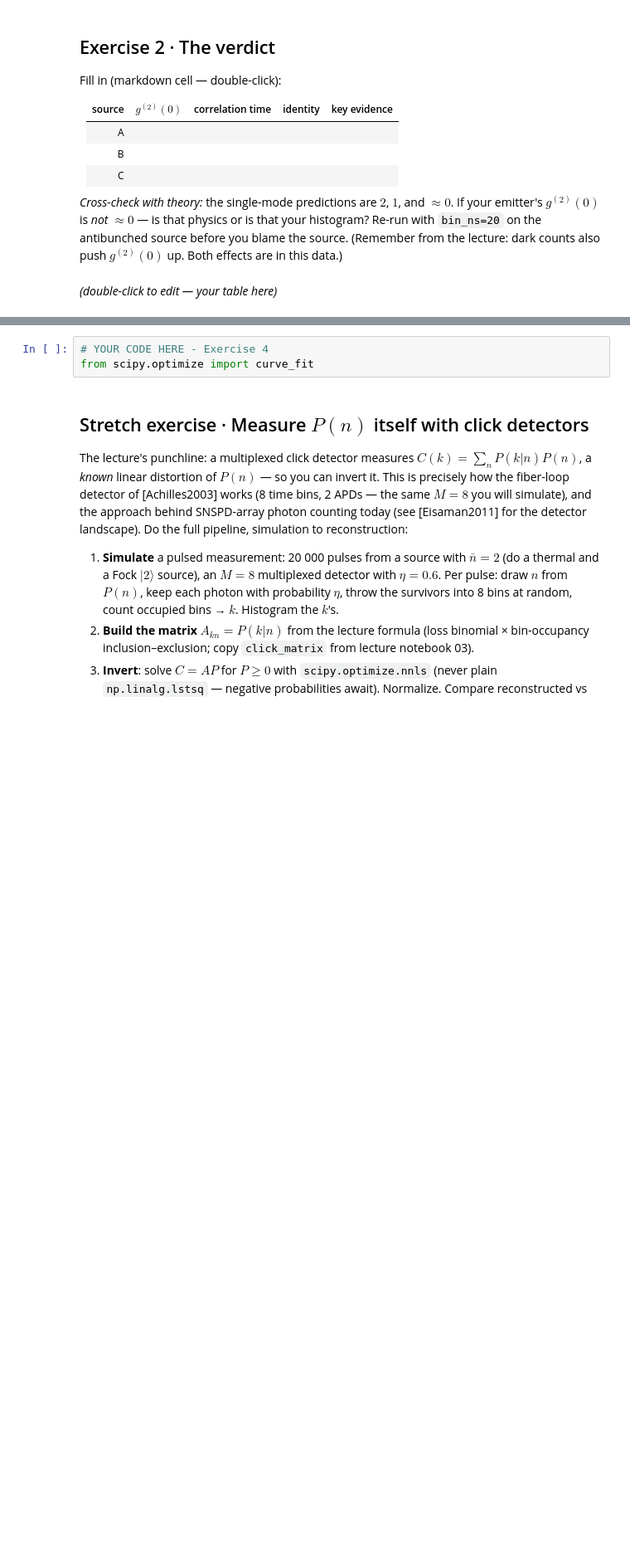
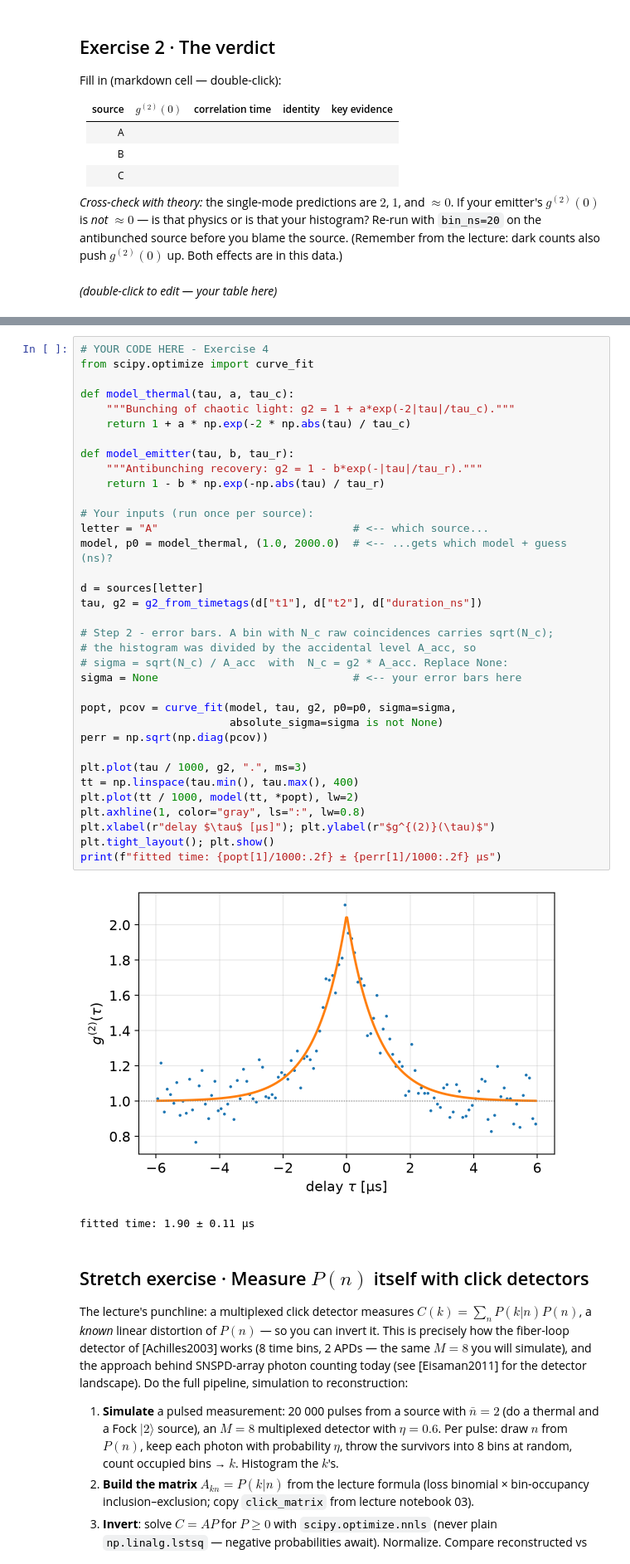
Before and after one commit to laserlab/CountingPhotons, a Jupyter notebook: lectures/04_HandsOn_g2_HBT.ipynb, the cells around one changed output, grey strips where cells are left out. Shown at 83% size. Drawn from its saved outputs; the diff is of its cells as text; blank space fills up the shorter version.

```diff
--- a/lectures/04_HandsOn_g2_HBT.ipynb
+++ b/lectures/04_HandsOn_g2_HBT.ipynb
@@ -189,6 +240,41 @@ From this morning's lecture: the *shape* of $g^{(2)}(\tau)$ measures the source'
 # %%
 # YOUR CODE HERE - Exercise 4
 from scipy.optimize import curve_fit
+
+def model_thermal(tau, a, tau_c):
+    """Bunching of chaotic light: g2 = 1 + a*exp(-2|tau|/tau_c)."""
+    return 1 + a * np.exp(-2 * np.abs(tau) / tau_c)
+
+def model_emitter(tau, b, tau_r):
+    """Antibunching recovery: g2 = 1 - b*exp(-|tau|/tau_r)."""
+    return 1 - b * np.exp(-np.abs(tau) / tau_r)
+
+# Your inputs (run once per source):
+letter = "A"                              # <-- which source...
+model, p0 = model_thermal, (1.0, 2000.0)  # <-- ...gets which model + guess (ns)?
+
+d = sources[letter]
+tau, g2 = g2_from_timetags(d["t1"], d["t2"], d["duration_ns"])
+
+# Step 2 - error bars. A bin with N_c raw coincidences carries sqrt(N_c);
+# the histogram was divided by the accidental level A_acc, so
+# sigma = sqrt(N_c) / A_acc  with  N_c = g2 * A_acc. Replace None:
+sigma = None                              # <-- your error bars here
+
+popt, pcov = curve_fit(model, tau, g2, p0=p0, sigma=sigma,
+                       absolute_sigma=sigma is not None)
+perr = np.sqrt(np.diag(pcov))
+
+plt.plot(tau / 1000, g2, ".", ms=3)
+tt = np.linspace(tau.min(), tau.max(), 400)
+plt.plot(tt / 1000, model(tt, *popt), lw=2)
+plt.axhline(1, color="gray", ls=":", lw=0.8)
+plt.xlabel(r"delay $\tau$ [µs]"); plt.ylabel(r"$g^{(2)}(\tau)$")
+plt.tight_layout(); plt.show()
+print(f"fitted time: {popt[1]/1000:.2f} ± {perr[1]/1000:.2f} µs")
+# %% [output]
+[figure, added]
+fitted time: 1.90 ± 0.11 µs
 # %% [markdown]
 ## Stretch exercise · Measure $P(n)$ itself with click detectors
 
```
Also changed, not shown: parts of 5 cells of this notebook.
